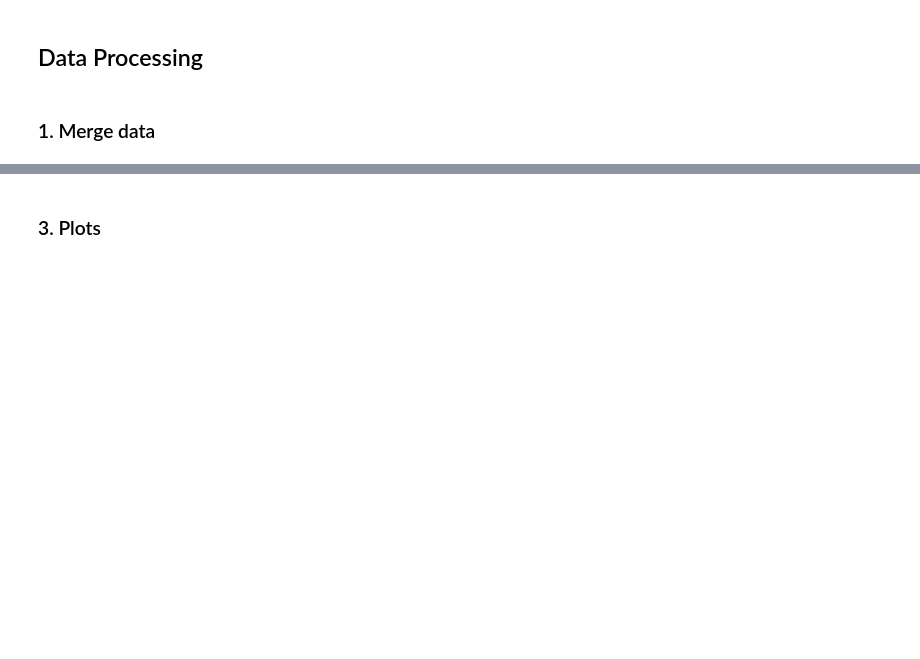
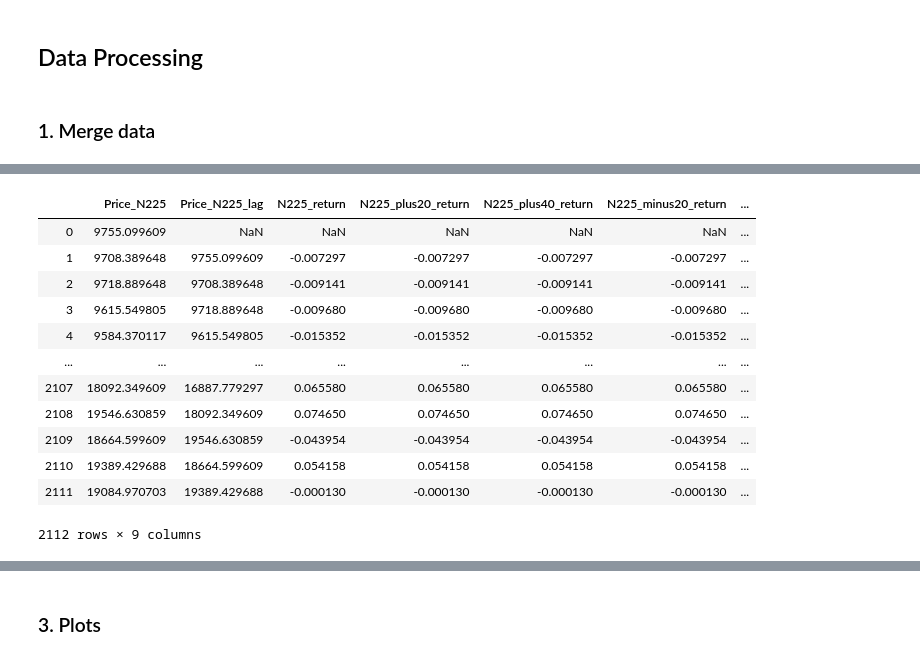
Before and after one commit to AnnaMariaAngelova/QRM2020, a Jupyter notebook: QRM_v02.ipynb, the cells around one changed output, grey strips where cells are left out. Drawn from its saved outputs; the diff is of its cells as text; code cells hidden in the pictures; blank space fills up the shorter version.

```diff
--- a/QRM_v02.ipynb
+++ b/QRM_v02.ipynb
@@ -480,0 +558,25 @@ N225_new
+# %%
+"""Create stressed FX"""
+N225_new["N225_return_FXplus10"] = (
+    N225_new["N225_return"] + FX_YEN_new["FX_YEN_return"] * 1.1
+)
+
+N225_new["N225_return_FXminus10"] = (
+    N225_new["N225_return"] + FX_YEN_new["FX_YEN_return"] * 0.9
+)
+
+N225_new
+# %% [output]
+|  | Price_N225 | Price_N225_lag | N225_return | N225_plus20_return | N225_plus40_return | N225_minus20_return | ... |
+| 0 | 9755.099609 | NaN | NaN | NaN | NaN | NaN | ... |
+| 1 | 9708.389648 | 9755.099609 | -0.007297 | -0.007297 | -0.007297 | -0.007297 | ... |
+| 2 | 9718.889648 | 9708.389648 | -0.009141 | -0.009141 | -0.009141 | -0.009141 | ... |
+| 3 | 9615.549805 | 9718.889648 | -0.009680 | -0.009680 | -0.009680 | -0.009680 | ... |
+| 4 | 9584.370117 | 9615.549805 | -0.015352 | -0.015352 | -0.015352 | -0.015352 | ... |
+| ... | ... | ... | ... | ... | ... | ... | ... |
+| 2107 | 18092.349609 | 16887.779297 | 0.065580 | 0.065580 | 0.065580 | 0.065580 | ... |
+| 2108 | 19546.630859 | 18092.349609 | 0.074650 | 0.074650 | 0.074650 | 0.074650 | ... |
+| 2109 | 18664.599609 | 19546.630859 | -0.043954 | -0.043954 | -0.043954 | -0.043954 | ... |
+| 2110 | 19389.429688 | 18664.599609 | 0.054158 | 0.054158 | 0.054158 | 0.054158 | ... |
+| 2111 | 19084.970703 | 19389.429688 | -0.000130 | -0.000130 | -0.000130 | -0.000130 | ... |
+2112 rows × 9 columns
```
Also changed, not shown: parts of 76 cells of this notebook.
